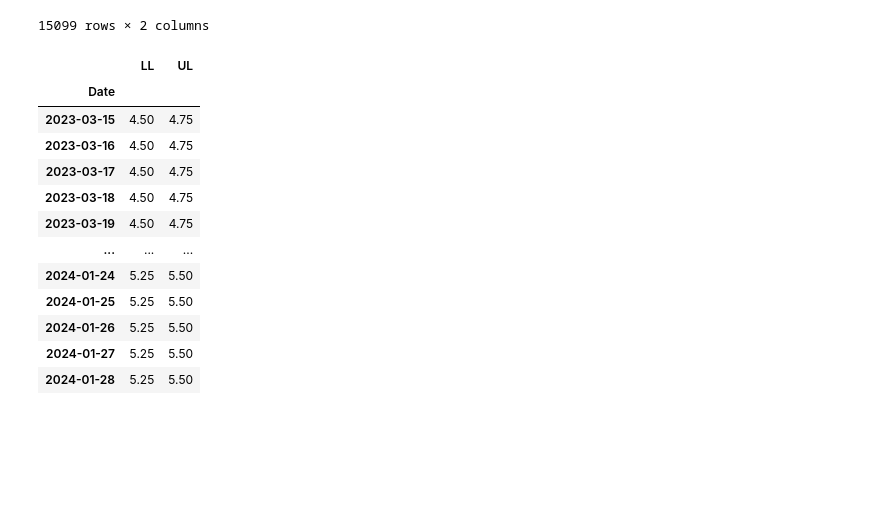
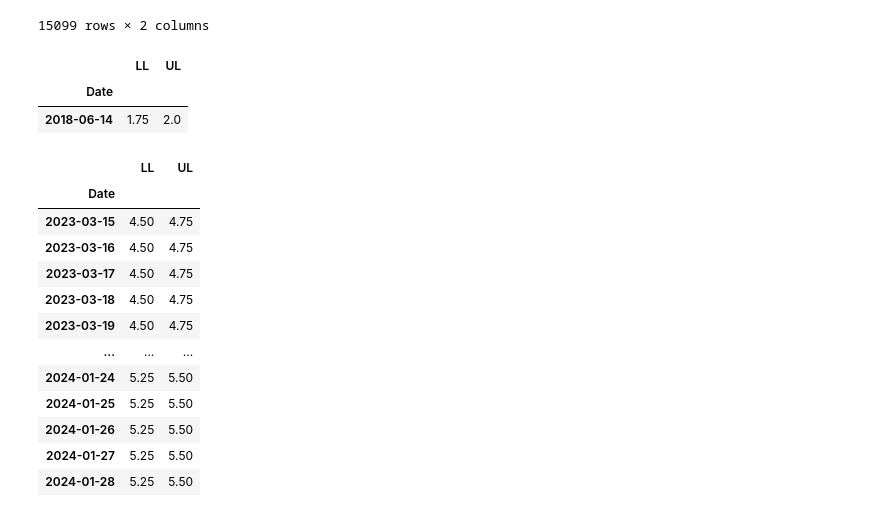
Before and after one commit to baksben/pyfedwatch, a Jupyter notebook: notebooks/Ben's_copy.ipynb, the cells around one changed output. Saved outputs shown, nothing was run; the diff lists cells and outputs as text; code cells hidden in the pictures; blank space fills up the shorter version.

```diff
--- a/notebooks/Ben's_copy.ipynb
+++ b/notebooks/Ben's_copy.ipynb
@@ -108,6 +108,12 @@ For example, when doing 'df[col].method(value, inplace=True)', try using 'df.met
 sorted_ff_range = ff_range.sort_index()
 # %%
 sorted_ff_range.to_csv('fedwatch_ffrange.csv')
+# %%
+sorted_ff_range[sorted_ff_range.index == '2018-06-14']
+# %% [output]
+|  | LL | UL |
+| Date |  |  |
+| 2018-06-14 | 1.75 | 2.0 |
 # %%
 sorted_ff_range.tail(320)
 # %% [output]
```
